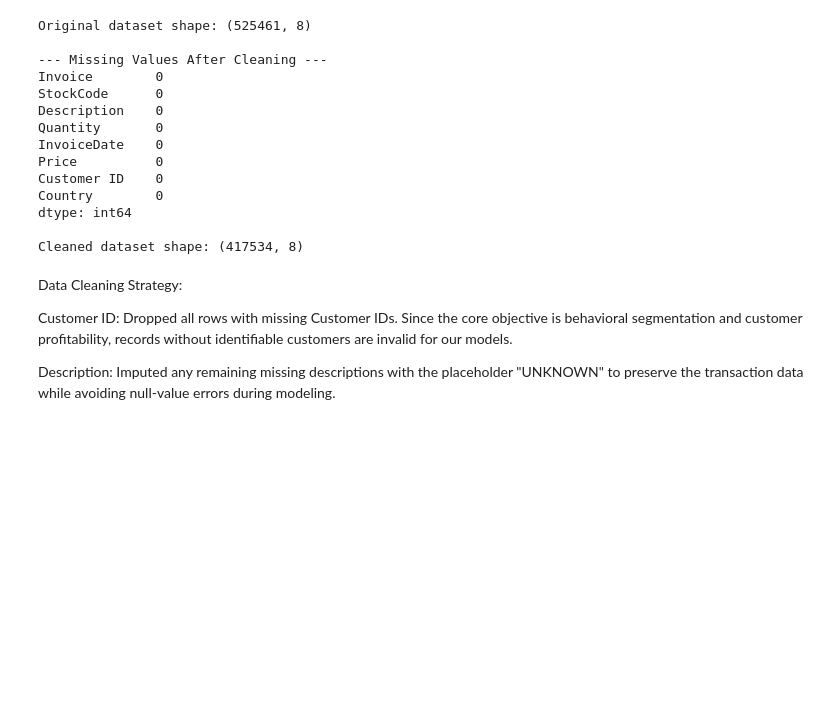
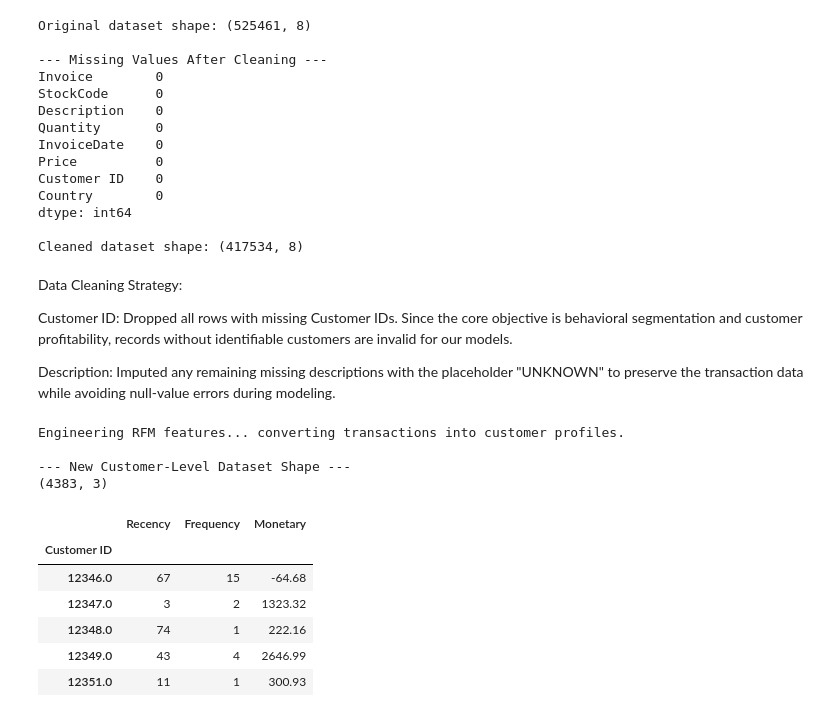
Before and after one commit to shiv095/Retail_ML_Capstone, a Jupyter notebook: notebooks/1_EDA.ipynb, the cells around one changed output. Saved outputs shown, nothing was run; the diff lists cells and outputs as text; code cells hidden in the pictures; blank space fills up the shorter version.

Commit message:
Engineer RFM features for customer segmentation

```diff
--- a/notebooks/1_EDA.ipynb
+++ b/notebooks/1_EDA.ipynb
@@ -118,3 +118,45 @@ Data Cleaning Strategy:
 Customer ID: Dropped all rows with missing Customer IDs. Since the core objective is behavioral segmentation and customer profitability, records without identifiable customers are invalid for our models.
 
 Description: Imputed any remaining missing descriptions with the placeholder "UNKNOWN" to preserve the transaction data while avoiding null-value errors during modeling.
+# %%
+import datetime as dt
+
+# 1. Calculate the total money spent per item (Quantity * Price)
+df_clean['Total_Price'] = df_clean['Quantity'] * df_clean['Price']
+
+# 2. Find the most recent date in the dataset to calculate 'Recency'
+latest_date = df_clean['InvoiceDate'].max() + dt.timedelta(days=1)
+
+# 3. Group the data by Customer ID to build the RFM features
+print("Engineering RFM features... converting transactions into customer profiles.")
+rfm = df_clean.groupby('Customer ID').agg({
+    'InvoiceDate': lambda x: (latest_date - x.max()).days,  # Recency (days since last purchase)
+    'Invoice': 'nunique',                                   # Frequency (number of distinct orders)
+    'Total_Price': 'sum'                                    # Monetary (total money spent)
+})
+
+# 4. Rename the columns to make them clear for the grader
+rfm.rename(columns={
+    'InvoiceDate': 'Recency',
+    'Invoice': 'Frequency',
+    'Total_Price': 'Monetary'
+}, inplace=True)
+
+# 5. Show the new customer-level dataset!
+print("\n--- New Customer-Level Dataset Shape ---")
+print(rfm.shape)
+
+# Display the first 5 customers
+rfm.head()
+# %% [output]
+Engineering RFM features... converting transactions into customer profiles.
+
+--- New Customer-Level Dataset Shape ---
+(4383, 3)
+|  | Recency | Frequency | Monetary |
+| Customer ID |  |  |  |
+| 12346.0 | 67 | 15 | -64.68 |
+| 12347.0 | 3 | 2 | 1323.32 |
+| 12348.0 | 74 | 1 | 222.16 |
+| 12349.0 | 43 | 4 | 2646.99 |
+| 12351.0 | 11 | 1 | 300.93 |
```
Also changed, not shown: parts of 1 cell of this notebook.
